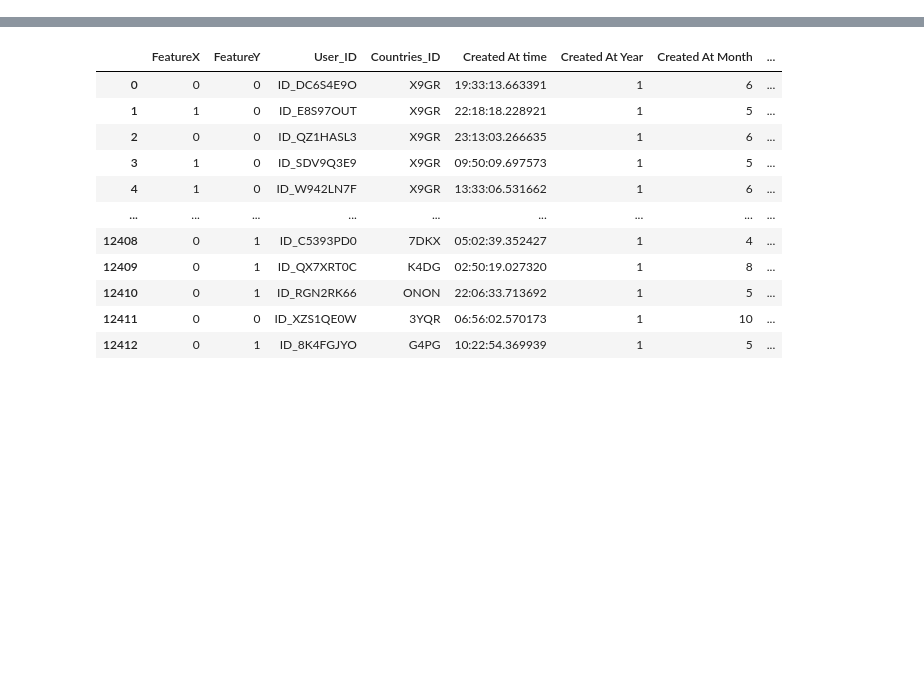
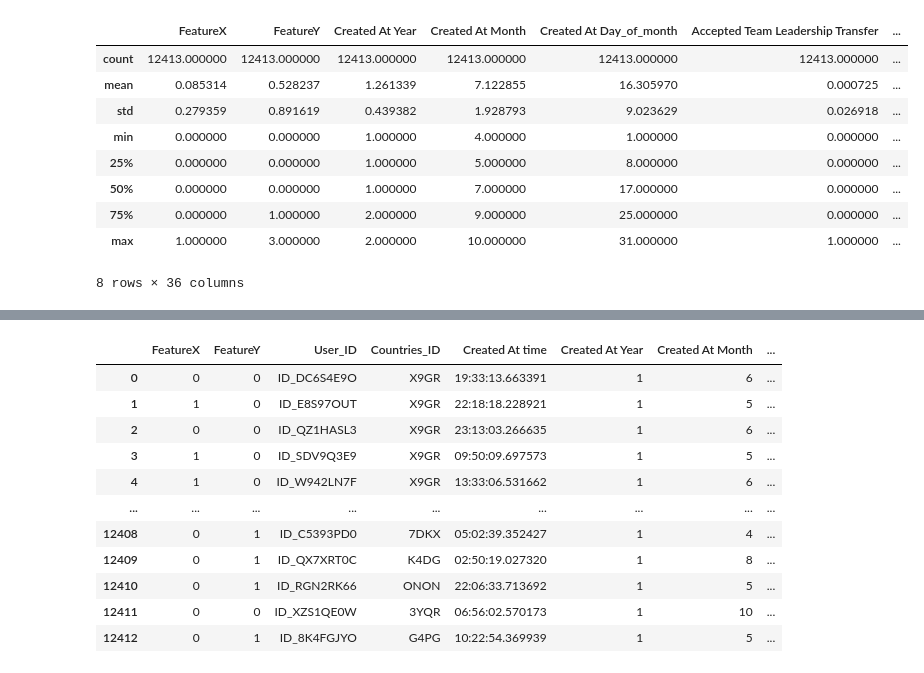
Before and after one commit to OmarFetou7/New-User-Engagement, a Jupyter notebook: test.ipynb, the cells around one changed output, grey strips where cells are left out. Saved outputs shown, nothing was run; the diff lists cells and outputs as text; code cells hidden in the pictures; blank space fills up the shorter version.

```diff
--- a/test.ipynb
+++ b/test.ipynb
@@ -14,3 +10,59 @@ blogs = pd.read_csv("data/Blogs.csv")
 comments = pd.read_csv("data/Comments.csv")
 discussion = pd.read_csv("data/Discussion.csv")
 jobs = pd.read_csv("data/Jobs.csv")
+# %%
+original_months = {2:7, 3:8, 4:9, 5:10, 6:11, 7:12, 8:1, 9:2, 10:3, 11:4, 12:5, 1:6}
+users['Created At Month'] = users['Created At Month'].map(original_months).astype('int')
+useractivity['datetime Month'] = useractivity['datetime Month'].map(original_months).astype('int')
+compsp['Created At Month'] = compsp['Created At Month'].map(original_months).astype('int')
+blogs['Published At Month'] = blogs['Published At Month'].map(original_months).astype('int')
+comments['Created At Month'] = comments['Created At Month'].map(original_months).astype('int')
+discussion['Created At Month'] = discussion['Created At Month'].map(original_months).astype('int')
+
+# print(useractivity['datetime Month'].unique())
+# print(users['Created At Month'].unique())
+# print(comps[''])
+# sys.exit()
+
+users.loc[(users['Created At Month'] >= 1) & (users['Created At Month'] <= 5),'Created At Year'] = 2
+useractivity.loc[(useractivity['datetime Month'] >= 1) & (useractivity['datetime Month'] <= 5),'datetime Year'] = 2
+compsp.loc[(compsp['Created At Month'] >= 1) & (compsp['Created At Month'] <= 5),'Created At Year'] = 2
+blogs.loc[(blogs['Published At Month'] >= 1) & (blogs['Published At Month'] <= 5),'Published At Year'] = 2
+comments.loc[(comments['Created At Month'] >= 1) & (comments['Created At Month'] <= 5),'Created At Year'] = 2
+discussion.loc[(discussion['Created At Month'] >= 1) & (discussion['Created At Month'] <= 5),'Created At Year'] = 2
+
+users['creation_date'] = users.apply(lambda x : pd.Timestamp(year=x['Created At Year'],month=x['Created At Month'],day=x['Created At Day_of_month']),axis=1)
+useractivity['activity_date'] = useractivity.apply(lambda x : pd.Timestamp(year=x['datetime Year'],month=x['datetime Month'],day=x['datetime Day_of_month']),axis=1)
+compsp['participation_date'] = compsp.apply(lambda x : pd.Timestamp(year=x['Created At Year'],month=x['Created At Month'],day=x['Created At Day_of_month']),axis=1)
+blogs['Publish_date'] = blogs.apply(lambda x : pd.Timestamp(year=x['Published At Year'],month=x['Published At Month'],day=x['Published At Day_of_month']),axis=1)
+comments['comment_date'] = comments.apply(lambda x : pd.Timestamp(year=x['Created At Year'],month=x['Created At Month'],day=x['Created At Day_of_month']),axis=1)
+discussion['discussion_date'] = discussion.apply(lambda x : pd.Timestamp(year=x['Created At Year'],month=x['Created At Month'],day=x['Created At Day_of_month']),axis=1)
+# %%
+useractivitymerged = useractivity.merge(users[['User_ID','creation_date']],on='User_ID',how='left')
+mask = (useractivitymerged["activity_date"] >= useractivitymerged["creation_date"]) & (useractivitymerged["activity_date"] < useractivitymerged["creation_date"] + pd.DateOffset(months=1))
+# %%
+mask_activities = (~(useractivitymerged['Title'].str.startswith('job'))) \
+        & (~(useractivitymerged['Title'].str.startswith('comp')))\
+        & (~(useractivitymerged['Title'].str.startswith('blog')))\
+        & (~(useractivitymerged['Title'].str.startswith('Signed Up')))\
+        & (~(useractivitymerged['Title'].str.startswith('$create_alias')))\
+        & (~(useractivitymerged['Title'].str.startswith('$identify')))\
+        & (~(useractivitymerged['Title'].str.startswith('badge')))
+keys = (useractivitymerged['Title'][mask_activities]).unique()
+rest_activities = useractivitymerged[useractivitymerged["Title"].isin(keys) & (mask)]
+counts = rest_activities.groupby(["User_ID", "Title"]).size().unstack(fill_value=0)
+users = users.merge(counts, on="User_ID", how="left")
+users[keys] = users[keys].fillna(0)
+# %%
+users.describe()
+# %% [output]
+|  | FeatureX | FeatureY | Created At Year | Created At Month | Created At Day_of_month | Accepted Team Leadership Transfer | ... |
+| count | 12413.000000 | 12413.000000 | 12413.000000 | 12413.000000 | 12413.000000 | 12413.000000 | ... |
+| mean | 0.085314 | 0.528237 | 1.261339 | 7.122855 | 16.305970 | 0.000725 | ... |
+| std | 0.279359 | 0.891619 | 0.439382 | 1.928793 | 9.023629 | 0.026918 | ... |
+| min | 0.000000 | 0.000000 | 1.000000 | 4.000000 | 1.000000 | 0.000000 | ... |
+| 25% | 0.000000 | 0.000000 | 1.000000 | 5.000000 | 8.000000 | 0.000000 | ... |
+| 50% | 0.000000 | 0.000000 | 1.000000 | 7.000000 | 17.000000 | 0.000000 | ... |
+| 75% | 0.000000 | 1.000000 | 2.000000 | 9.000000 | 25.000000 | 0.000000 | ... |
+| max | 1.000000 | 3.000000 | 2.000000 | 10.000000 | 31.000000 | 1.000000 | ... |
+8 rows × 36 columns
```
Also changed, not shown: parts of 22 cells of this notebook, 5 other files.
